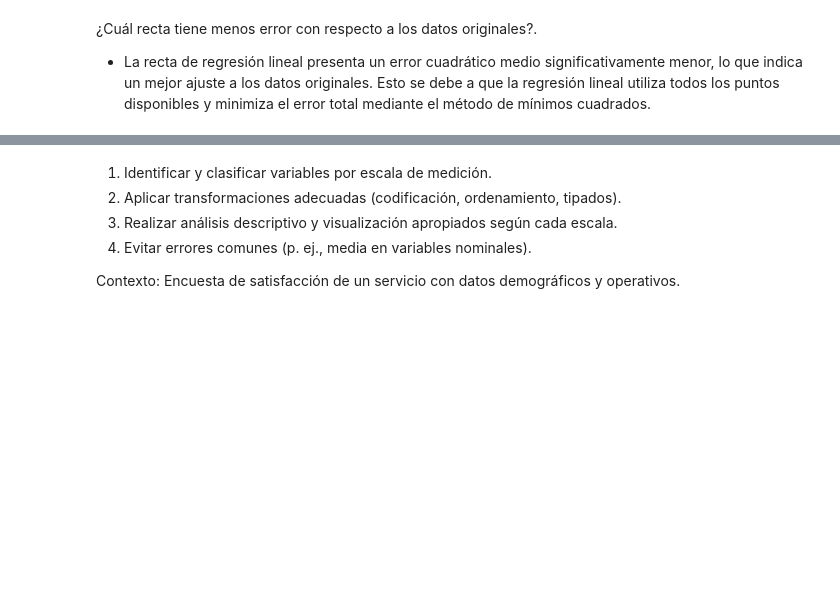
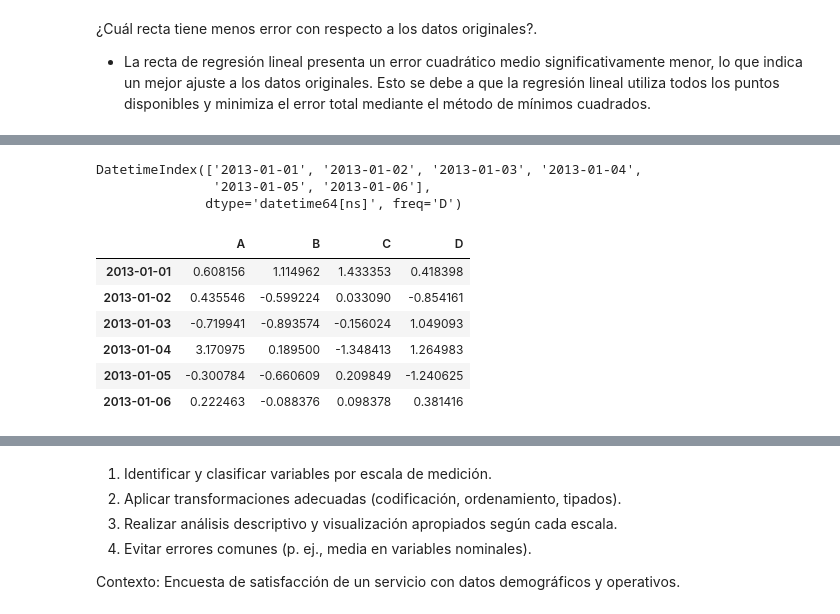
Before and after one commit to Roberto182377/mineriaDeDatos, a Jupyter notebook: Untitled0.ipynb, the cells around one changed output, grey strips where cells are left out. Cells and saved outputs as stored; diff of their text form; code cells hidden in the pictures; blank space fills up the shorter version.

```diff
--- a/Untitled0.ipynb
+++ b/Untitled0.ipynb
@@ -893,0 +907,20 @@ In [2]: import pandas as pd
+# %%
+#Generar un rango de una fecha  (ingresa la fecha inicial, y cuantos elementos será)
+dates = pd.date_range("20130101", periods=6)
+dates
+# %% [output]
+DatetimeIndex(['2013-01-01', '2013-01-02', '2013-01-03', '2013-01-04',
+               '2013-01-05', '2013-01-06'],
+              dtype='datetime64[ns]', freq='D')
+# %%
+#Generar un rango
+df = pd.DataFrame(np.random.randn(6, 4), index=dates, columns=list("ABCD"))
+df
+# %% [output]
+|  | A | B | C | D |
+| 2013-01-01 | 0.608156 | 1.114962 | 1.433353 | 0.418398 |
+| 2013-01-02 | 0.435546 | -0.599224 | 0.033090 | -0.854161 |
+| 2013-01-03 | -0.719941 | -0.893574 | -0.156024 | 1.049093 |
+| 2013-01-04 | 3.170975 | 0.189500 | -1.348413 | 1.264983 |
+| 2013-01-05 | -0.300784 | -0.660609 | 0.209849 | -1.240625 |
+| 2013-01-06 | 0.222463 | -0.088376 | 0.098378 | 0.381416 |
```
Also changed, not shown: parts of 68 cells of this notebook.
